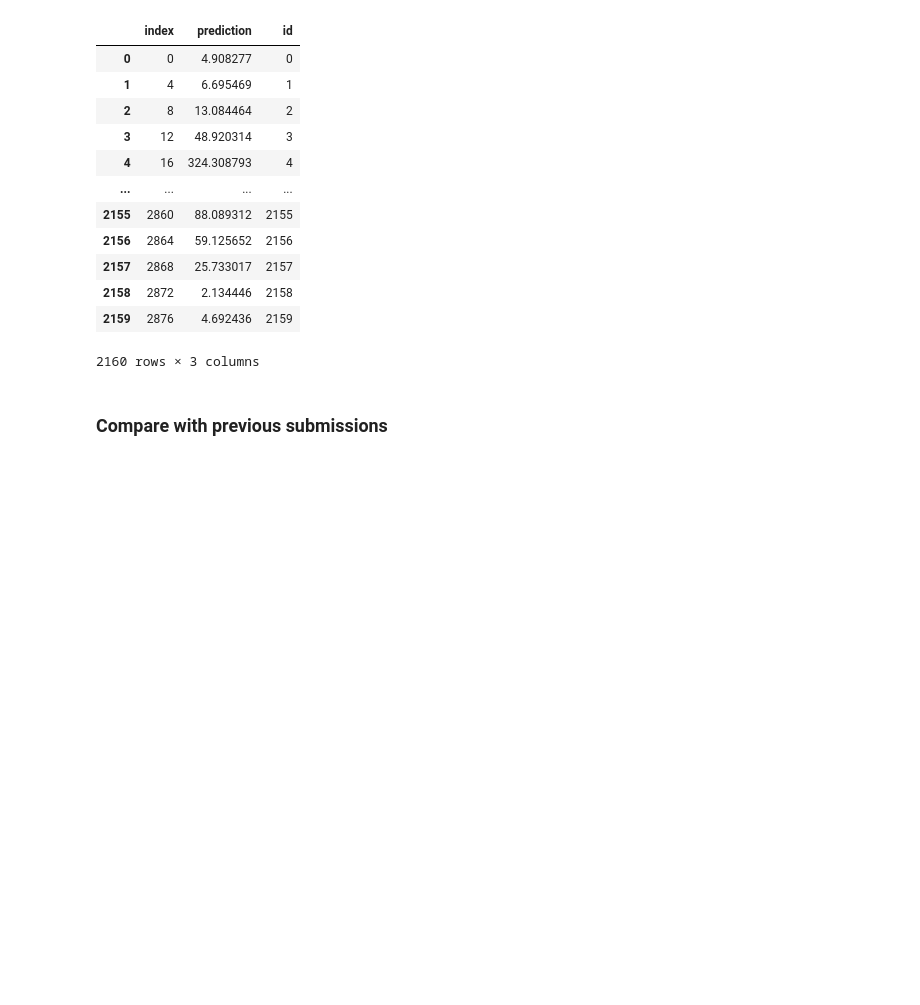
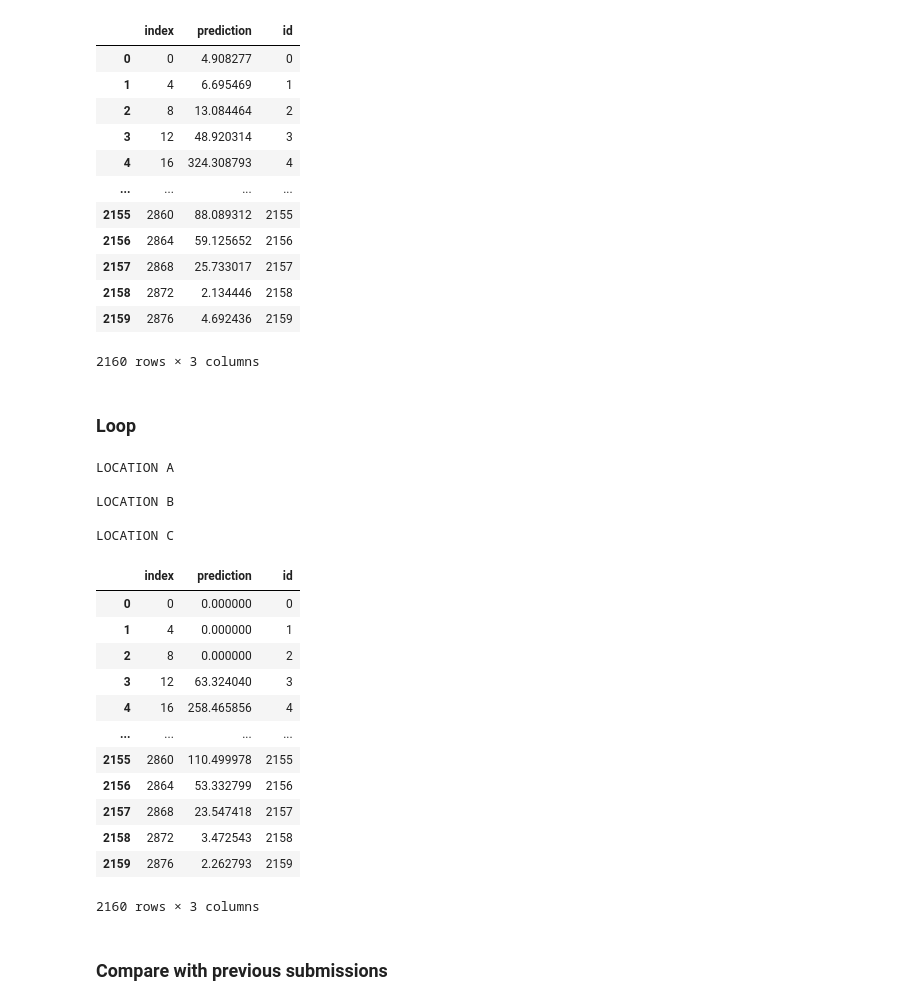
Before and after one commit to hugokerino/Energy-forecasting-NTNU, a Jupyter notebook: data/Noe/Short_notebook_1.ipynb, the cells around one changed output. Drawn from its saved outputs; the diff is of its cells as text; code cells hidden in the pictures; blank space fills up the shorter version.

```diff
--- a/data/Noe/Short_notebook_1.ipynb
+++ b/data/Noe/Short_notebook_1.ipynb
@@ -876,11 +876,19 @@ for LOCATION in ['A','B','C']:
                                                         verbose=False)
 
     print(f"{len(selected_features)} features selected\n")
+    # Fuck winter
+    max_sin = np.max(X_Test_full['sin_year'])
+    min_sin = np.min(X_Test_full['sin_year'])-0.1 # to add some points in the training
+    mask = (X_Train_full['sin_year']>= min_sin) & (X_Train_full['sin_year']<= max_sin)
 
     # Select the correct columns for the prediction
-    X_Train = X_Train_full[selected_features].astype('float32')
+    X_Train = X_Train_full[mask][selected_features].astype('float32')
     X_Test = X_Test_full[selected_features].astype('float32')
-    Y_Train = Y_Train_full.astype('float32')
+    Y_Train = Y_Train_full[mask].astype('float32')
+    # # Select the correct columns for the prediction
+    # X_Train = X_Train_full[selected_features].astype('float32')
+    # X_Test = X_Test_full[selected_features].astype('float32')
+    # Y_Train = Y_Train_full.astype('float32')
 
     print(f"{X_Train.shape[0]} points in the training dataset")
 
@@ -925,7 +933,7 @@ for LOCATION in ['A','B','C']:
 
     # Save model
     from joblib import dump
-    name = 'catboost_kneighbor_dectree_to_lgb_lag2_minmax_old_code_cv5'
+    name = 'catboost_kneighbor_dectree_to_lgb_lag2_minmax_old_code_summer'
     dump(model, 'Stacked_models/'+name + LOCATION+'.joblib')
     print(f"Training for {LOCATION} finished in {(time.time() - start)/60:.1f} minutes")
 # %% [output]
@@ -1314,3 +1058,59 @@ submission.to_csv("Submissions/"+name+".csv",
                   columns=['id','prediction'],
                   index=False,
                   encoding='utf8')
+# %% [markdown]
+### Loop
+# %%
+from joblib import load
+
+PREDICTIONS = []
+
+model_name = 'catboost_kneighbor_dectree_to_lgb_lag2_minmax_old_code_summer'
+
+for LOCATION in ['A', 'B', 'C']:
+
+    print(f"\nLOCATION {LOCATION}")
+
+    model = load('Stacked_models/'+model_name + LOCATION +'.joblib')
+    # Load seleted and usable data
+    X_Train_full,Y_Train_full,X_Test_full,selected_features = full_data_loader(location = LOCATION,
+                                                        n_lagged_features=n_lagged_features,
+                                                        threshold=threshold,
+                                                        normalization = 'minmax',
+                                                        date_encoding=True,
+                                                        verbose=False)
+    X_Test = X_Test_full[selected_features].astype('float32')
+    # Predict on the X_test_estimated dataset
+    Y_test_estimated = pd.DataFrame()
+    pv_measurement =  model.predict(X_Test)
+    pv_measurement[pv_measurement<0]=0
+    Y_test_estimated['prediction'] = pv_measurement
+
+    Y_test_estimated['time'] = X_Test_full['date_forecast'].reset_index(drop=True)
+    Y_test_estimated_round = select_o_clock(Y_test_estimated,'time')
+    PREDICTIONS.append(Y_test_estimated_round['prediction'])
+
+# Concatenate all 3 predictions
+submission = pd.concat(PREDICTIONS).reset_index()
+# Add id colum
+submission['id'] = submission.index
+submission
+# %% [output]
+LOCATION A
+
+LOCATION B
+
+LOCATION C
+|  | index | prediction | id |
+| 0 | 0 | 0.000000 | 0 |
+| 1 | 4 | 0.000000 | 1 |
+| 2 | 8 | 0.000000 | 2 |
+| 3 | 12 | 63.324040 | 3 |
+| 4 | 16 | 258.465856 | 4 |
+| ... | ... | ... | ... |
+| 2155 | 2860 | 110.499978 | 2155 |
+| 2156 | 2864 | 53.332799 | 2156 |
+| 2157 | 2868 | 23.547418 | 2157 |
+| 2158 | 2872 | 3.472543 | 2158 |
+| 2159 | 2876 | 2.262793 | 2159 |
+2160 rows × 3 columns
```
Also changed, not shown: parts of 12 cells of this notebook, 1 other file.
